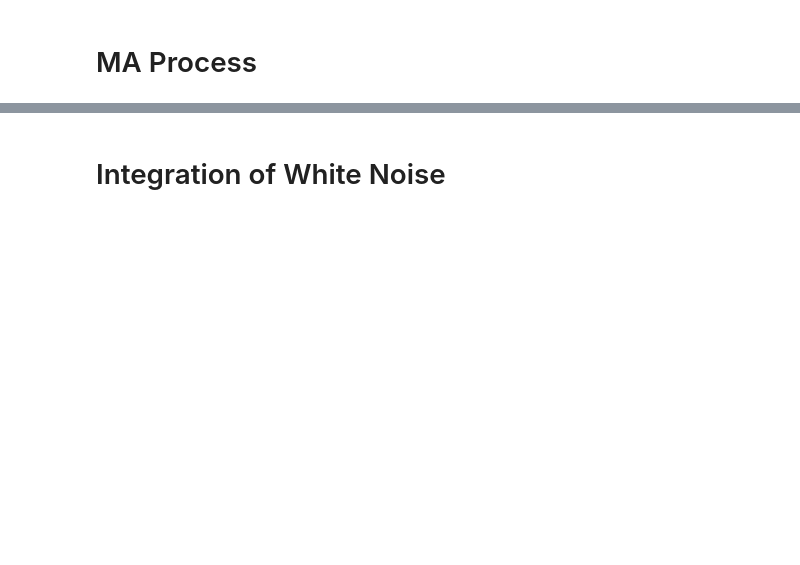
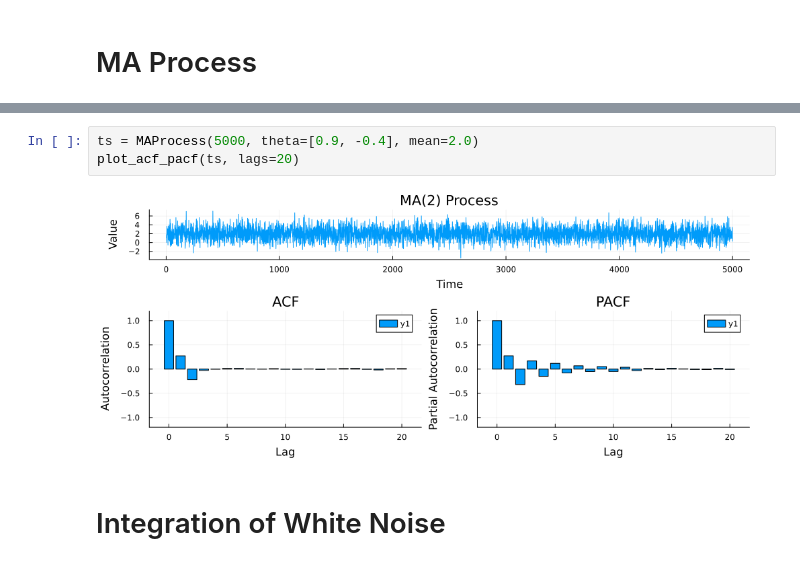
Before and after one commit to YannickGibson/TimeSeriesKit.jl, a Jupyter notebook: examples/acf_pacf.ipynb, the cells around one changed output, grey strips where cells are left out. Drawn from its saved outputs; the diff is of its cells as text; blank space fills up the shorter version.

```diff
--- a/examples/acf_pacf.ipynb
+++ b/examples/acf_pacf.ipynb
@@ -46,3 +35,8 @@ plot_acf_pacf(ts)
+# %%
+ts = MAProcess(5000, theta=[0.9, -0.4], mean=2.0)
+plot_acf_pacf(ts, lags=20)
+# %% [output]
+[figure, added]
 # %% [markdown]
 # Integration of White Noise
 # %%
```
Also changed, not shown: parts of 8 cells of this notebook, 8 other files.
